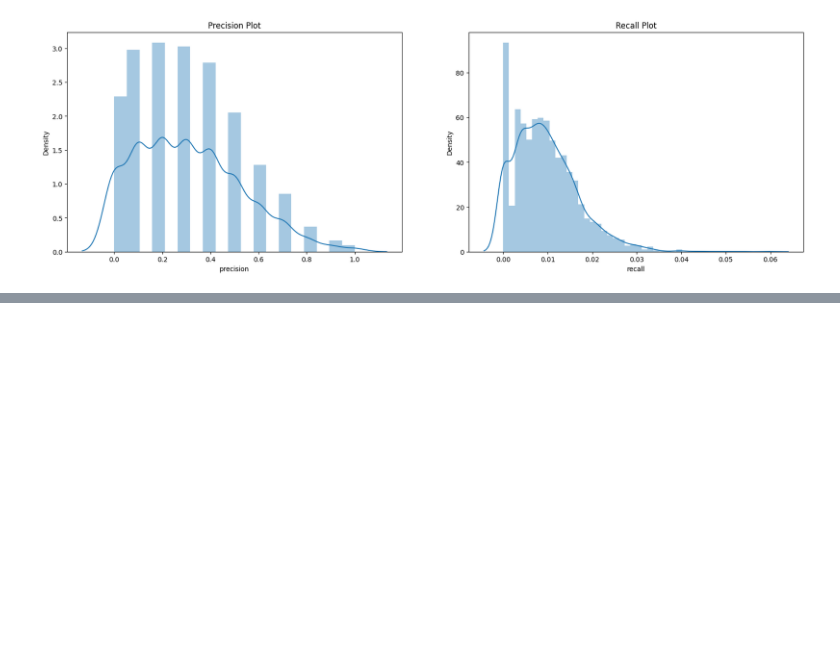
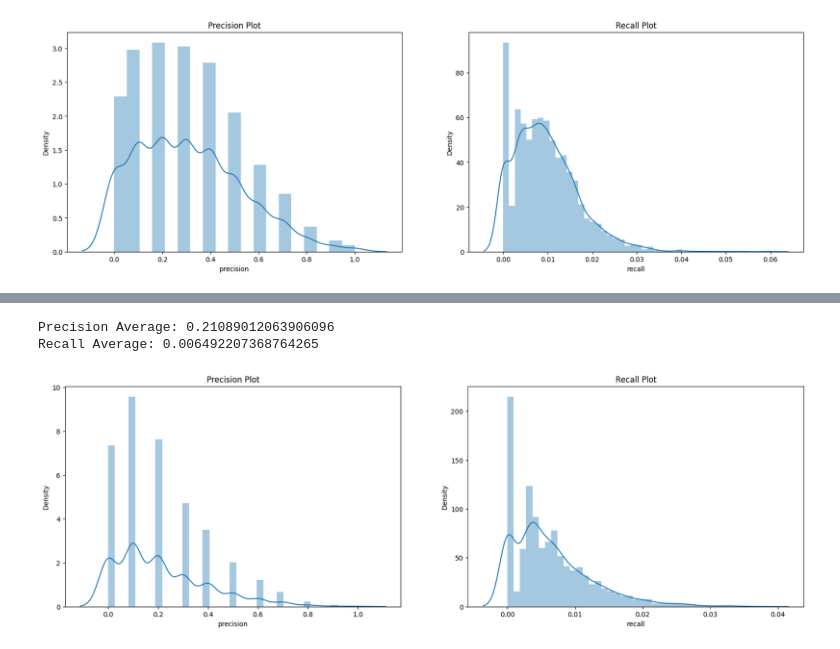
Before and after one commit to Kopzzz/Board-Game-RecCommu, a Jupyter notebook: code/3_Content-Based_Filtering.ipynb, the cells around one changed output, grey strips where cells are left out. Saved outputs shown, nothing was run; the diff lists cells and outputs as text; code cells hidden in the pictures; blank space fills up the shorter version.

```diff
--- a/code/3_Content-Based_Filtering.ipynb
+++ b/code/3_Content-Based_Filtering.ipynb
@@ -257,0 +259,12 @@ plt.show()
+# %%
+df_bg_cat = df_bg[['name', 'category', 'mechanic']].copy()
+df_bg_cat = df_bg_cat.set_index('name')
+df_dummy = df_bg_cat.copy()
+
+for col in df_bg_cat.columns:
+    df_dummy[col] = df_dummy[col].str.strip('[]')
+    df_dummy[col] = df_dummy[col].str.replace(" ", '')
+    df_dummy = dummies(col,df_dummy)
+
+content_sim_df = pd.DataFrame(cosine_similarity(df_dummy), columns=df_dummy.index, index=df_dummy.index)
+content_sim_df.head()
@@ -257,0 +280,62 @@ plt.show()
+# %%
+df_eval = pd.DataFrame()
+
+for user in all_users:
+  # dataframe of favourite games
+  df_user = df_users.loc[user]
+  avg = df_user['rating'].mean()
+  df_fav = df_user[df_user['rating'] >= avg]
+
+  # most facourite game
+  game_fav = df_fav['rating'].idxmax()
+
+  # top 10 similar games
+  df_sim = content_sim_df[game_fav].sort_values(ascending=False)[1:11]
+
+  # create lists to store the true and predicted labels
+  true_labels = []
+  pred_labels = []
+
+  for game,sim in df_sim.iteritems():
+    # if the recommendation is in the user's preferred games, it is a true positive
+    if game in df_fav.index:
+      true_labels.append(1)
+      pred_labels.append(1)
+    # if the recommendation is not in the user's preferred games, it is a false positive
+    else:
+      true_labels.append(0)
+      pred_labels.append(1)
+
+  # for each game in the user's preferred games, check if it was recommended
+  for game,rate in df_fav.itertuples():
+    if game not in df_sim:
+      true_labels.append(1)
+      pred_labels.append(0)
+
+  # calculate precision and recall
+  precision, recall, _, _ = precision_recall_fscore_support(y_true=true_labels, y_pred=pred_labels, average='binary')
+
+  # dataframe evaluate
+  df_eval[user] = {'precision': f'{precision:.2f}', 'recall': f'{recall:.4f}'}
+
+df_eval = df_eval.T
+
+print("Precision Average:",pd.to_numeric(df_eval['precision']).mean())
+print("Recall Average:",pd.to_numeric(df_eval['recall']).mean())
+# %% [output]
+Precision Average: 0.21089012063906096
+Recall Average: 0.006492207368764265
+# %%
+plt.figure(figsize=(20,6))
+
+plt.subplot(1,2,1)
+plt.title("Precision Plot")
+sns.distplot(df_eval['precision'])
+
+plt.subplot(1,2,2)
+plt.title("Recall Plot")
+sns.distplot(df_eval['recall'])
+
+plt.show()
+# %% [output]
+[figure, added]
```
Also changed, not shown: parts of 4 cells of this notebook.
